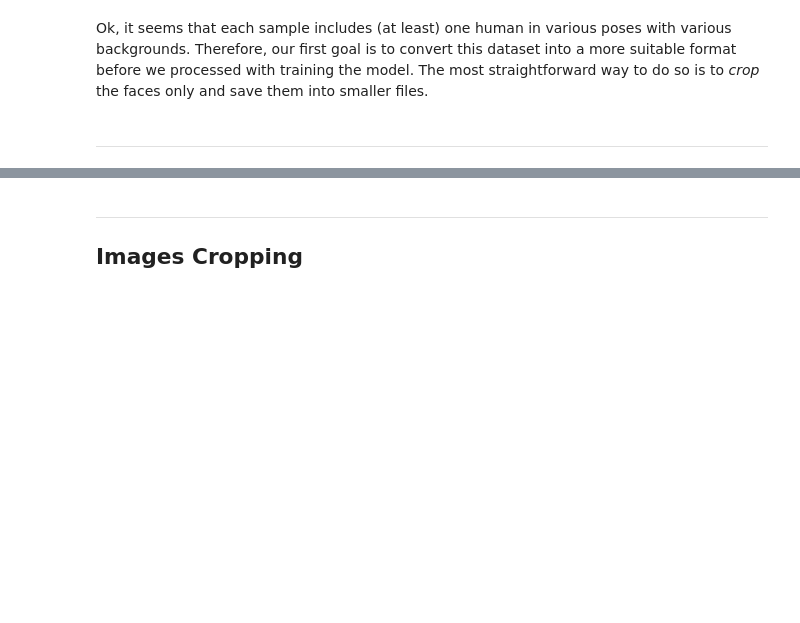
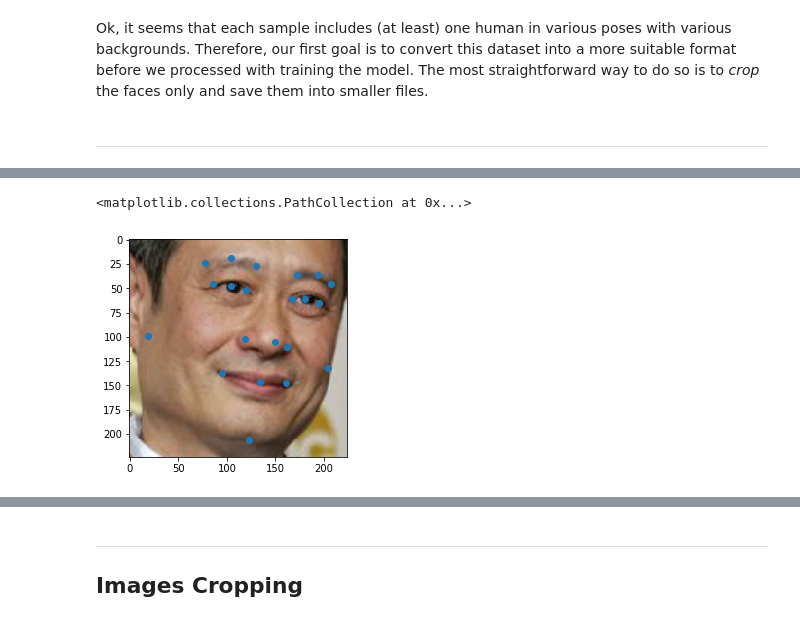
Before and after one commit to devforfu/face-landmarks-detection, a Jupyter notebook: umdfaces.ipynb, the cells around one changed output, grey strips where cells are left out. Cells and saved outputs as stored; diff of their text form; code cells hidden in the pictures; blank space fills up the shorter version.

```diff
--- a/umdfaces.ipynb
+++ b/umdfaces.ipynb
@@ -200,3 +202,37 @@ aug_conf = [
+# %%
+class CropFace:
+    def __init__(self, size=224, pad=10):
+        self.size = size
+        self.pad = pad
+
+    def __call__(self, image, target):
+        size = self.size
+        xs, ys = split(target)
+        x_min, x_max, y_min, y_max = [
+            int(pt) for pt in (
+                xs.min(), xs.max(), ys.min(), ys.max())]
+        x_min -= self.pad
+        x_max += self.pad
+        y_min -= self.pad
+        y_max += self.pad
+        cropped = image[y_min:y_max, x_min:x_max]
+        xs -= x_min
+        ys -= y_min
+        new_w, new_h = (size, size) if isinstance(size, int) else size
+        old_h, old_w = cropped.shape[:2]
+        cropped = cv.resize(cropped, (new_w, new_h))
+        rx, ry = new_w/old_w, new_h/old_h
+        xs *= rx
+        ys *= ry
+        return cropped, np.r_[xs, ys]
+# %%
+test_img, test_pts = ds[20]
+aug_img, aug_pts = CropFace()(test_img, test_pts)
+plt.imshow(aug_img)
+plt.scatter(*split(aug_pts))
+# %% [output]
+<matplotlib.collections.PathCollection at 0x...>
+[figure, added]
 # %%
 class MatrixAugmentation:
 
```
Also changed, not shown: parts of 12 cells of this notebook.
